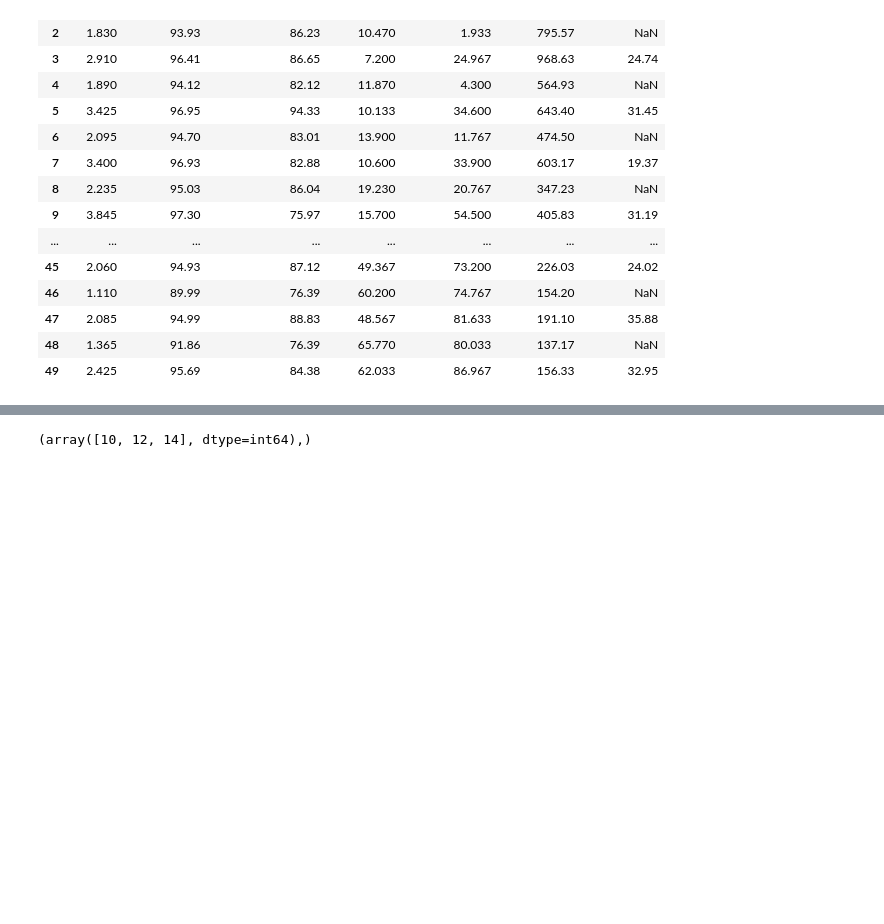
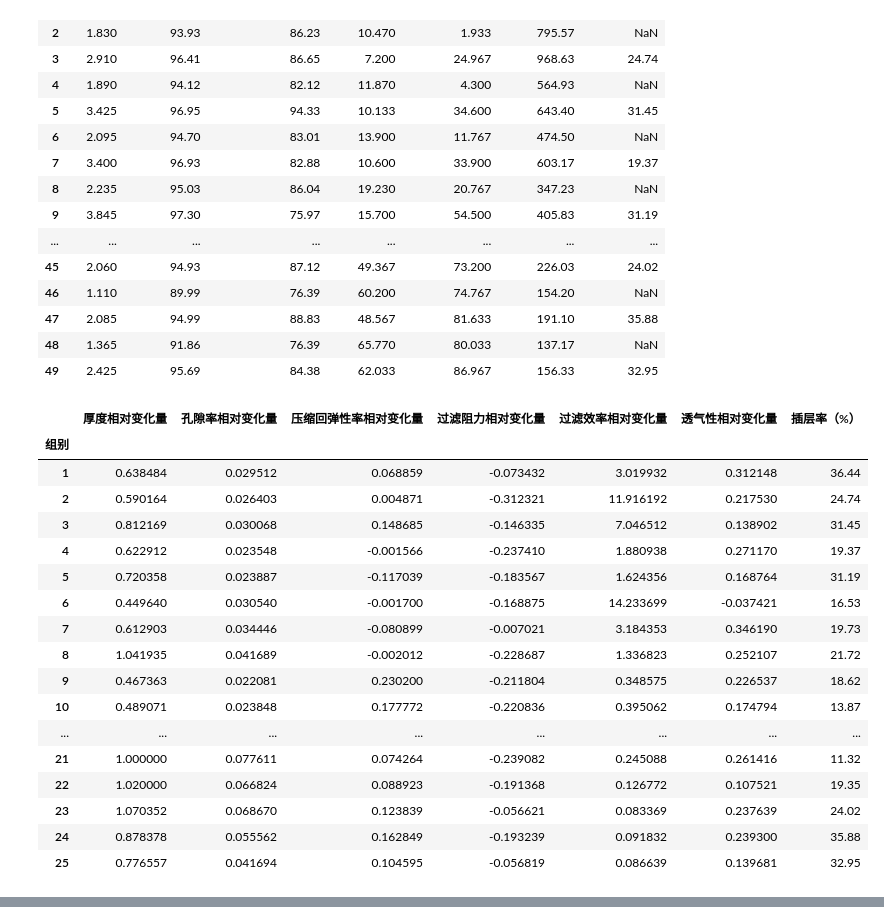
Before and after one commit to NightingaleCen/C-script, a Jupyter notebook: solver.ipynb, the cells around one changed output, grey strips where cells are left out. Saved outputs shown, nothing was run; the diff lists cells and outputs as text; code cells hidden in the pictures; blank space fills up the shorter version.

```diff
--- a/solver.ipynb
+++ b/solver.ipynb
@@ -33,15 +34,35 @@ data1
 # %%
 # 第一问
 yv = data1.values
 yi = np.delete(yv[[i for i in range(0, 50, 2)]], -1, axis=1)
 yip = np.delete(yv[[i for i in range(1, 50, 2)]], -1, axis=1)
 e = (yip - yi) / yi
 e = np.insert(e, 6, data1["插层率（%）"].values[~np.isnan(data1["插层率（%）"].values)],axis=1)
 dfe = pd.DataFrame(e, columns=data1.columns)
 dfe.index = [i+1 for i in dfe.index]
 dfe.index.name = "组别"
 dfe.columns = ["厚度相对变化量", "孔隙率相对变化量", "压缩回弹性率相对变化量", "过滤阻力相对变化量", "过滤效率相对变化量", "透气性相对变化量", "插层率（%）"]
 dfe.to_excel("相对变化量表.xlsx")
+dfe
+# %% [output]
+|  | 厚度相对变化量 | 孔隙率相对变化量 | 压缩回弹性率相对变化量 | 过滤阻力相对变化量 | 过滤效率相对变化量 | 透气性相对变化量 | 插层率（%） |
+| 组别 |  |  |  |  |  |  |  |
+| 1 | 0.638484 | 0.029512 | 0.068859 | -0.073432 | 3.019932 | 0.312148 | 36.44 |
+| 2 | 0.590164 | 0.026403 | 0.004871 | -0.312321 | 11.916192 | 0.217530 | 24.74 |
+| 3 | 0.812169 | 0.030068 | 0.148685 | -0.146335 | 7.046512 | 0.138902 | 31.45 |
+| 4 | 0.622912 | 0.023548 | -0.001566 | -0.237410 | 1.880938 | 0.271170 | 19.37 |
+| 5 | 0.720358 | 0.023887 | -0.117039 | -0.183567 | 1.624356 | 0.168764 | 31.19 |
+| 6 | 0.449640 | 0.030540 | -0.001700 | -0.168875 | 14.233699 | -0.037421 | 16.53 |
+| 7 | 0.612903 | 0.034446 | -0.080899 | -0.007021 | 3.184353 | 0.346190 | 19.73 |
+| 8 | 1.041935 | 0.041689 | -0.002012 | -0.228687 | 1.336823 | 0.252107 | 21.72 |
+| 9 | 0.467363 | 0.022081 | 0.230200 | -0.211804 | 0.348575 | 0.226537 | 18.62 |
+| 10 | 0.489071 | 0.023848 | 0.177772 | -0.220836 | 0.395062 | 0.174794 | 13.87 |
+| ... | ... | ... | ... | ... | ... | ... | ... |
+| 21 | 1.000000 | 0.077611 | 0.074264 | -0.239082 | 0.245088 | 0.261416 | 11.32 |
+| 22 | 1.020000 | 0.066824 | 0.088923 | -0.191368 | 0.126772 | 0.107521 | 19.35 |
+| 23 | 1.070352 | 0.068670 | 0.123839 | -0.056621 | 0.083369 | 0.237639 | 24.02 |
+| 24 | 0.878378 | 0.055562 | 0.162849 | -0.193239 | 0.091832 | 0.239300 | 35.88 |
+| 25 | 0.776557 | 0.041694 | 0.104595 | -0.056819 | 0.086639 | 0.139681 | 32.95 |
 # %%
 plt.rc('font', size=14)
 plt.rc('font', family="SimHei")
@@ -76,10 +97,3 @@ with open("第一次方差分析结果.txt","w") as f:
             s = sm.stats.anova_lm(model1)
             f.write(str(s)+'\n')
             f.write('='*80+'\n')
-# %%
-e1_arg = np.where(e[:, -1]/100 <= 1/9)
-e2_arg = np.where((e[:, -1]/100 > 1/9) & (e[:, -1]/100 <= 2/8))
-e3_arg = np.where((e[:, -1]/100 > 2/8))
-es = e[np.argsort(e[:, -1])]
-# %% [output]
-(array([10, 12, 14], dtype=int64),)
```
Also changed, not shown: parts of 5 cells of this notebook, 4 other files.
